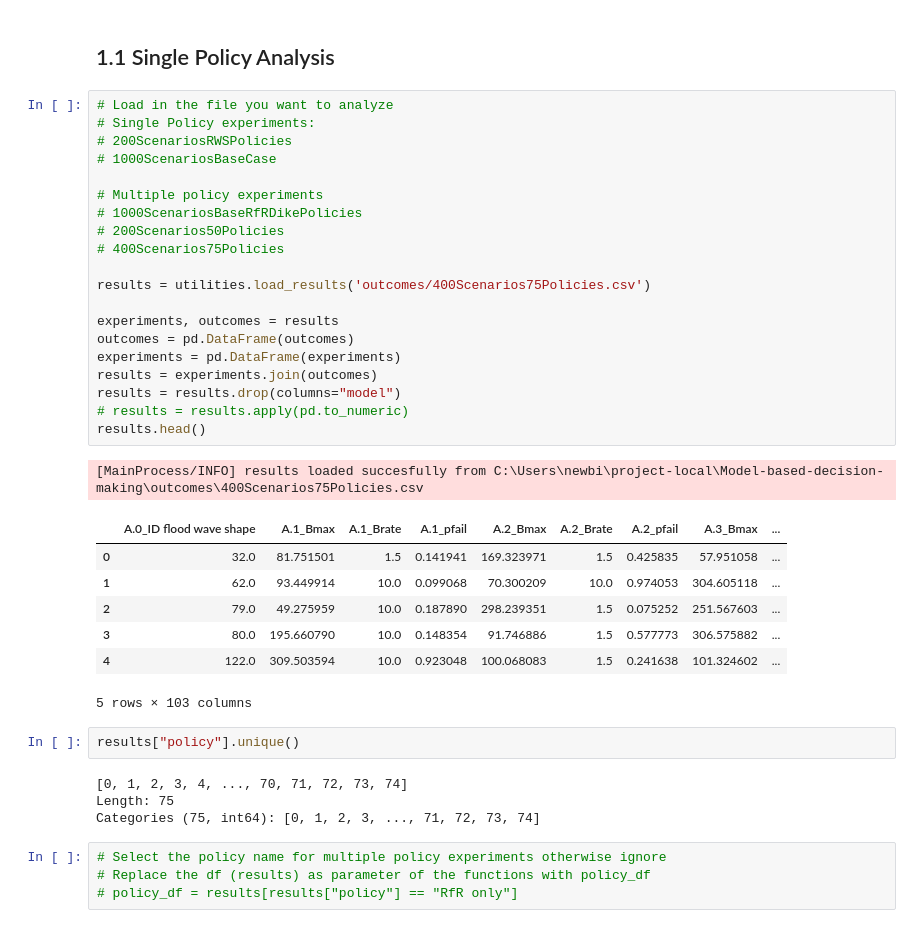
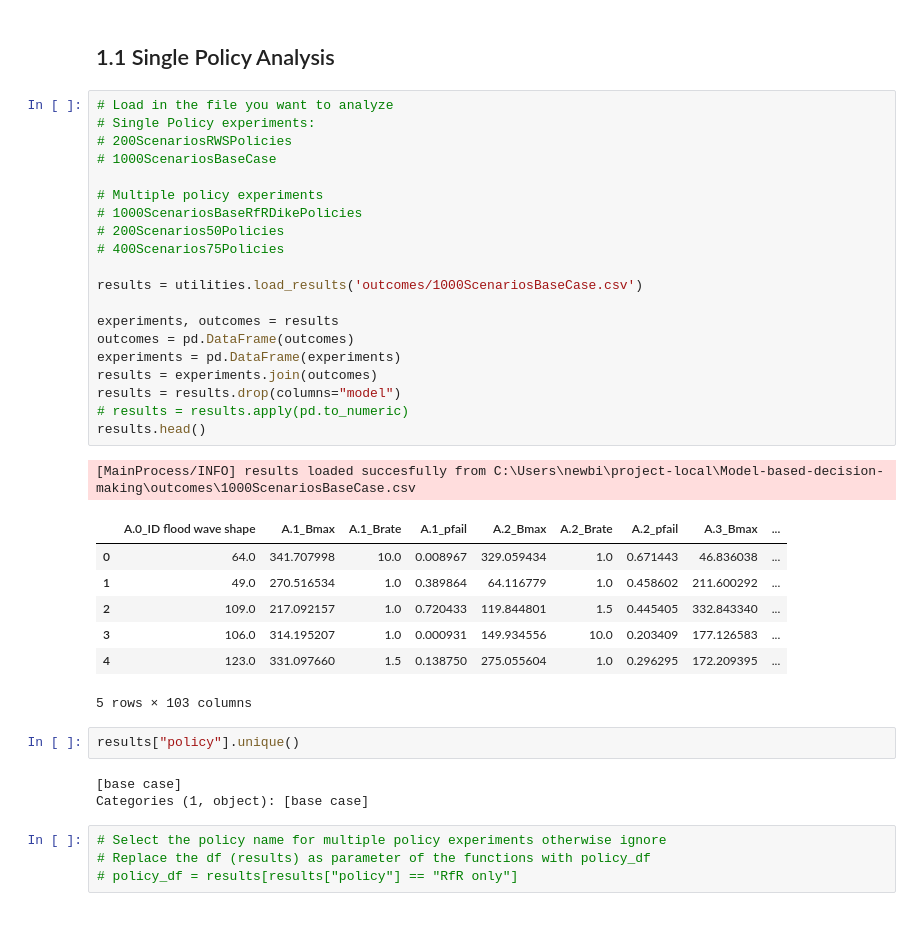
Before and after one commit to WKSu/Model-based-decision-making, a Jupyter notebook: Visualization_Final.ipynb, the cells around one changed output. Saved outputs shown, nothing was run; the diff lists cells and outputs as text.

```diff
--- a/Visualization_Final.ipynb
+++ b/Visualization_Final.ipynb
@@ -25,38 +27,37 @@ ema_logging.log_to_stderr(ema_logging.INFO)
 # %%
 # Load in the file you want to analyze
 # Single Policy experiments:
 # 200ScenariosRWSPolicies
 # 1000ScenariosBaseCase
 
 # Multiple policy experiments
 # 1000ScenariosBaseRfRDikePolicies
 # 200Scenarios50Policies
 # 400Scenarios75Policies
 
-results = utilities.load_results('outcomes/400Scenarios75Policies.csv')
+results = utilities.load_results('outcomes/1000ScenariosBaseCase.csv')
 
 experiments, outcomes = results
 outcomes = pd.DataFrame(outcomes)
 experiments = pd.DataFrame(experiments)
 results = experiments.join(outcomes)
 results = results.drop(columns="model")
 # results = results.apply(pd.to_numeric)
 results.head()
 # %% [output]
-[MainProcess/INFO] results loaded succesfully from C:\Users\newbi\project-local\Model-based-decision-making\outcomes\400Scenarios75Policies.csv
+[MainProcess/INFO] results loaded succesfully from C:\Users\newbi\project-local\Model-based-decision-making\outcomes\1000ScenariosBaseCase.csv
 |  | A.0_ID flood wave shape | A.1_Bmax | A.1_Brate | A.1_pfail | A.2_Bmax | A.2_Brate | A.2_pfail | A.3_Bmax | ... |
-| 0 | 32.0 | 81.751501 | 1.5 | 0.141941 | 169.323971 | 1.5 | 0.425835 | 57.951058 | ... |
-| 1 | 62.0 | 93.449914 | 10.0 | 0.099068 | 70.300209 | 10.0 | 0.974053 | 304.605118 | ... |
-| 2 | 79.0 | 49.275959 | 10.0 | 0.187890 | 298.239351 | 1.5 | 0.075252 | 251.567603 | ... |
-| 3 | 80.0 | 195.660790 | 10.0 | 0.148354 | 91.746886 | 1.5 | 0.577773 | 306.575882 | ... |
-| 4 | 122.0 | 309.503594 | 10.0 | 0.923048 | 100.068083 | 1.5 | 0.241638 | 101.324602 | ... |
+| 0 | 64.0 | 341.707998 | 10.0 | 0.008967 | 329.059434 | 1.0 | 0.671443 | 46.836038 | ... |
+| 1 | 49.0 | 270.516534 | 1.0 | 0.389864 | 64.116779 | 1.0 | 0.458602 | 211.600292 | ... |
+| 2 | 109.0 | 217.092157 | 1.0 | 0.720433 | 119.844801 | 1.5 | 0.445405 | 332.843340 | ... |
+| 3 | 106.0 | 314.195207 | 1.0 | 0.000931 | 149.934556 | 10.0 | 0.203409 | 177.126583 | ... |
+| 4 | 123.0 | 331.097660 | 1.5 | 0.138750 | 275.055604 | 1.0 | 0.296295 | 172.209395 | ... |
 5 rows × 103 columns
 # %%
 results["policy"].unique()
 # %% [output]
-[0, 1, 2, 3, 4, ..., 70, 71, 72, 73, 74]
-Length: 75
-Categories (75, int64): [0, 1, 2, 3, ..., 71, 72, 73, 74]
+[base case]
+Categories (1, object): [base case]
 # %%
 # Select the policy name for multiple policy experiments otherwise ignore
 # Replace the df (results) as parameter of the functions with policy_df
```
Also changed, not shown: parts of 12 cells of this notebook, 4 other files.
